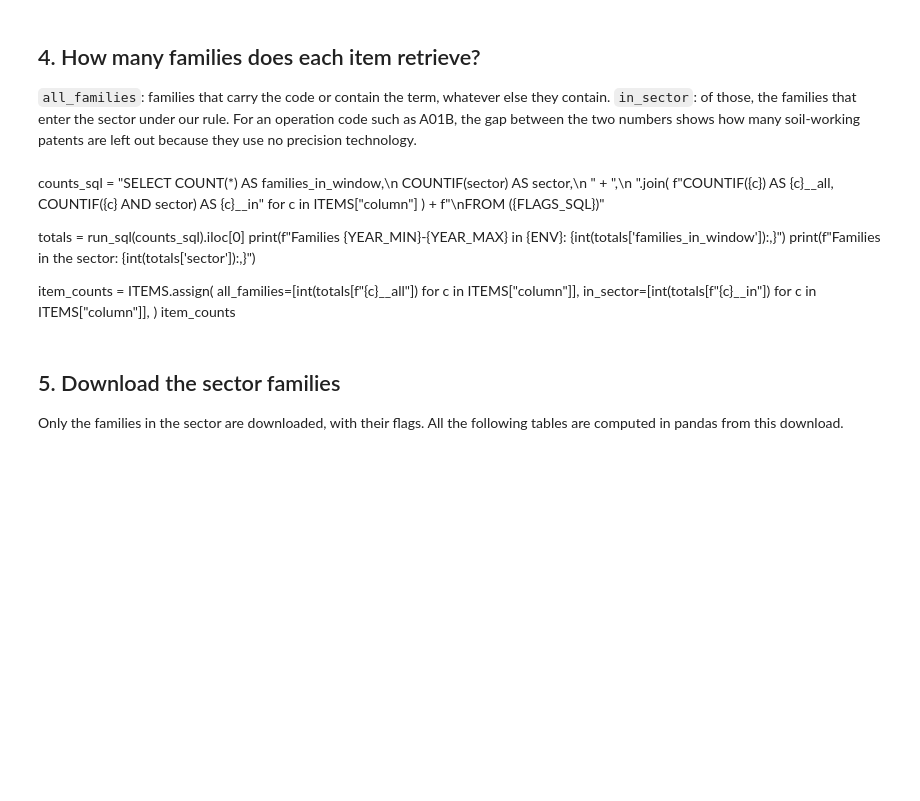
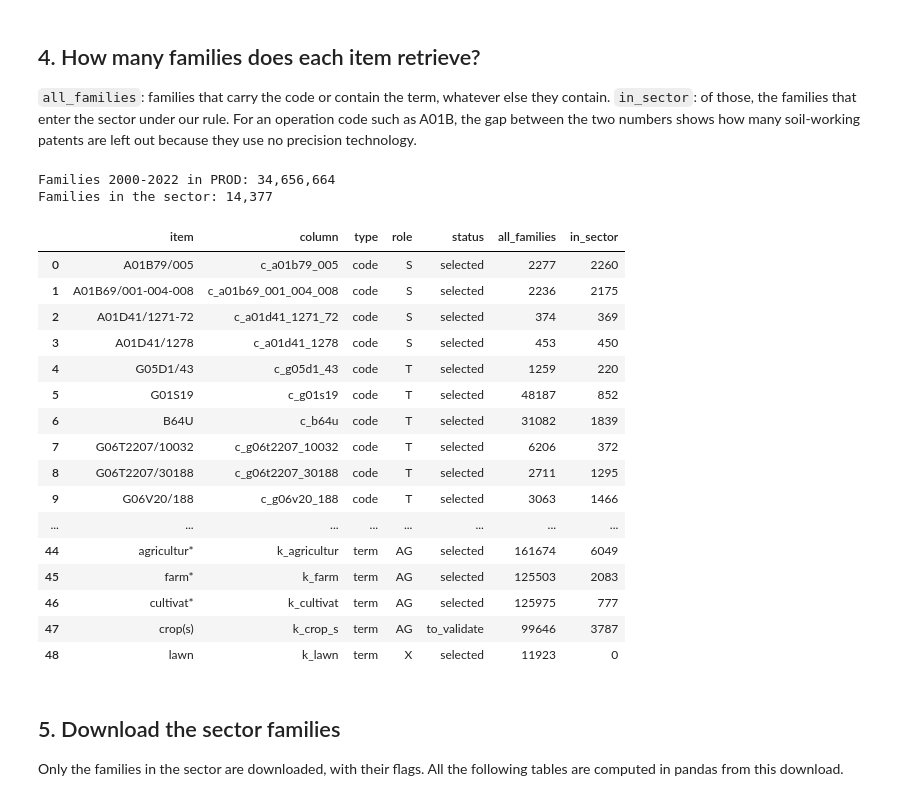
Before and after one commit to AriGBi/team-38-PrecisionAgriculture, a Jupyter notebook: notebooks/Step0_Ale.ipynb, the cells around one changed output. Saved outputs shown, nothing was run; the diff lists cells and outputs as text; code cells hidden in the pictures; blank space fills up the shorter version.

```diff
--- a/notebooks/Step0_Ale.ipynb
+++ b/notebooks/Step0_Ale.ipynb
@@ -249,20 +249,40 @@ texts AS (
 
 `all_families`: families that carry the code or contain the term, whatever else they contain.
 `in_sector`: of those, the families that enter the sector under our rule. For an operation code such as A01B, the gap between the two numbers shows how many soil-working patents are left out because they use no precision technology.
-# %% [markdown]
-counts_sql = "SELECT COUNT(*) AS families_in_window,\n  COUNTIF(sector) AS sector,\n  " + ",\n  ".join(
-    f"COUNTIF({c}) AS {c}__all, COUNTIF({c} AND sector) AS {c}__in" for c in ITEMS["column"]
-) + f"\nFROM ({FLAGS_SQL})"
-
-totals = run_sql(counts_sql).iloc[0]
-print(f"Families {YEAR_MIN}-{YEAR_MAX} in {ENV}: {int(totals['families_in_window']):,}")
-print(f"Families in the sector: {int(totals['sector']):,}")
-
-item_counts = ITEMS.assign(
-    all_families=[int(totals[f"{c}__all"]) for c in ITEMS["column"]],
-    in_sector=[int(totals[f"{c}__in"]) for c in ITEMS["column"]],
-)
-item_counts
+# %%
+counts_sql = "SELECT COUNT(*) AS families_in_window,\n  COUNTIF(sector) AS sector,\n  " + ",\n  ".join(
+    f"COUNTIF({c}) AS {c}__all, COUNTIF({c} AND sector) AS {c}__in" for c in ITEMS["column"]
+) + f"\nFROM ({FLAGS_SQL})"
+
+totals = run_sql(counts_sql).iloc[0]
+print(f"Families {YEAR_MIN}-{YEAR_MAX} in {ENV}: {int(totals['families_in_window']):,}")
+print(f"Families in the sector: {int(totals['sector']):,}")
+
+item_counts = ITEMS.assign(
+    all_families=[int(totals[f"{c}__all"]) for c in ITEMS["column"]],
+    in_sector=[int(totals[f"{c}__in"]) for c in ITEMS["column"]],
+)
+item_counts
+# %% [output]
+Families 2000-2022 in PROD: 34,656,664
+Families in the sector: 14,377
+|  | item | column | type | role | status | all_families | in_sector |
+| 0 | A01B79/005 | c_a01b79_005 | code | S | selected | 2277 | 2260 |
+| 1 | A01B69/001-004-008 | c_a01b69_001_004_008 | code | S | selected | 2236 | 2175 |
+| 2 | A01D41/1271-72 | c_a01d41_1271_72 | code | S | selected | 374 | 369 |
+| 3 | A01D41/1278 | c_a01d41_1278 | code | S | selected | 453 | 450 |
+| 4 | G05D1/43 | c_g05d1_43 | code | T | selected | 1259 | 220 |
+| 5 | G01S19 | c_g01s19 | code | T | selected | 48187 | 852 |
+| 6 | B64U | c_b64u | code | T | selected | 31082 | 1839 |
+| 7 | G06T2207/10032 | c_g06t2207_10032 | code | T | selected | 6206 | 372 |
+| 8 | G06T2207/30188 | c_g06t2207_30188 | code | T | selected | 2711 | 1295 |
+| 9 | G06V20/188 | c_g06v20_188 | code | T | selected | 3063 | 1466 |
+| ... | ... | ... | ... | ... | ... | ... | ... |
+| 44 | agricultur* | k_agricultur | term | AG | selected | 161674 | 6049 |
+| 45 | farm* | k_farm | term | AG | selected | 125503 | 2083 |
+| 46 | cultivat* | k_cultivat | term | AG | selected | 125975 | 777 |
+| 47 | crop(s) | k_crop_s | term | AG | to_validate | 99646 | 3787 |
+| 48 | lawn | k_lawn | term | X | selected | 11923 | 0 |
 # %% [markdown]
 ## 5. Download the sector families
 
```
Also changed, not shown: parts of 7 cells of this notebook.
